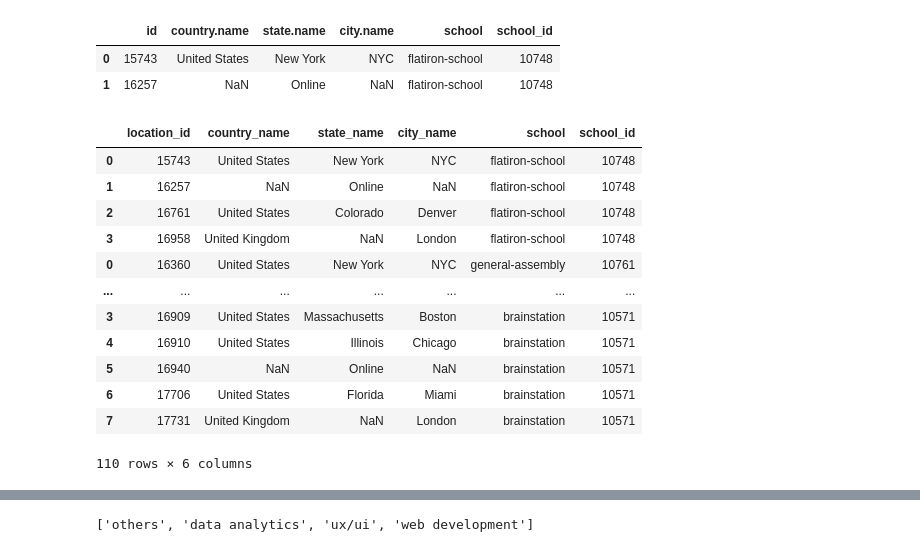
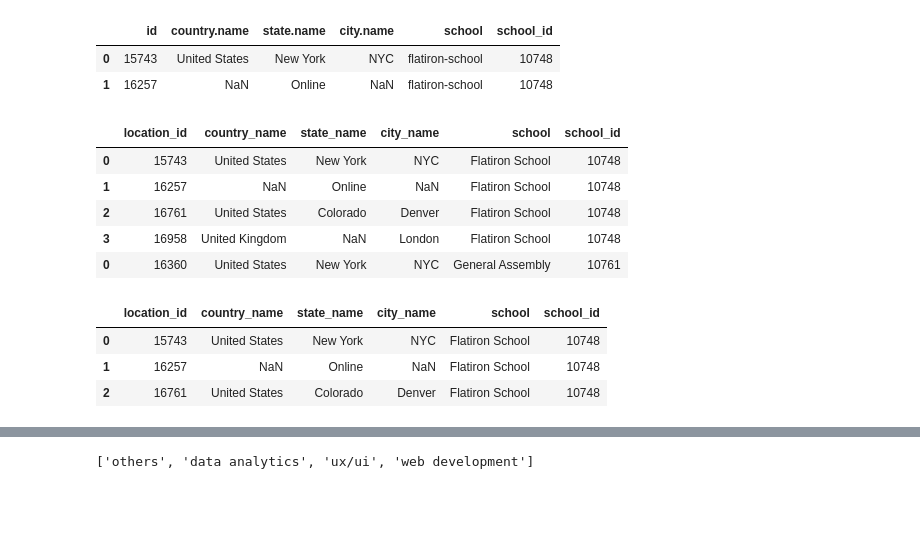
Before and after one commit to ekraj-pok/sql-project, a Jupyter notebook: main.ipynb, the cells around one changed output, grey strips where cells are left out. Cells and saved outputs as stored; diff of their text form; code cells hidden in the pictures; blank space fills up the shorter version.

```diff
--- a/main.ipynb
+++ b/main.ipynb
@@ -202,23 +204,23 @@ locations.head(2)
 | 1 | 16257 | NaN | Online | NaN | flatiron-school | 10748 |
 # %%
 locations.rename(columns = {'id' : 'location_id', "country.name" : "country_name", 'state.name' : "state_name", 'city.name' : 'city_name'}, inplace = True)
+locations['school'] = (locations['school'].str.split('-').str[0:]).apply(lambda x: ' '.join(x)).str.title()
+locations.head()
+# %% [output]
+|  | location_id | country_name | state_name | city_name | school | school_id |
+| 0 | 15743 | United States | New York | NYC | Flatiron School | 10748 |
+| 1 | 16257 | NaN | Online | NaN | Flatiron School | 10748 |
+| 2 | 16761 | United States | Colorado | Denver | Flatiron School | 10748 |
+| 3 | 16958 | United Kingdom | NaN | London | Flatiron School | 10748 |
+| 0 | 16360 | United States | New York | NYC | General Assembly | 10761 |
 # %%
 locations.to_csv('locations.csv')
 locations.to_sql('locations', engine, if_exists = 'replace', index = False)
-locations
+locations.head(3)
 # %% [output]
 |  | location_id | country_name | state_name | city_name | school | school_id |
-| 0 | 15743 | United States | New York | NYC | flatiron-school | 10748 |
-| 1 | 16257 | NaN | Online | NaN | flatiron-school | 10748 |
-| 2 | 16761 | United States | Colorado | Denver | flatiron-school | 10748 |
-| 3 | 16958 | United Kingdom | NaN | London | flatiron-school | 10748 |
-| 0 | 16360 | United States | New York | NYC | general-assembly | 10761 |
-| ... | ... | ... | ... | ... | ... | ... |
-| 3 | 16909 | United States | Massachusetts | Boston | brainstation | 10571 |
-| 4 | 16910 | United States | Illinois | Chicago | brainstation | 10571 |
-| 5 | 16940 | NaN | Online | NaN | brainstation | 10571 |
-| 6 | 17706 | United States | Florida | Miami | brainstation | 10571 |
-| 7 | 17731 | United Kingdom | NaN | London | brainstation | 10571 |
+| 0 | 15743 | United States | New York | NYC | Flatiron School | 10748 |
+| 1 | 16257 | NaN | Online | NaN | Flatiron School | 10748 |
+| 2 | 16761 | United States | Colorado | Denver | Flatiron School | 10748 |
-110 rows × 6 columns
 # %%
 courses = pd.concat(courses_list)
```
Also changed, not shown: parts of 11 cells of this notebook, 7 other files.
